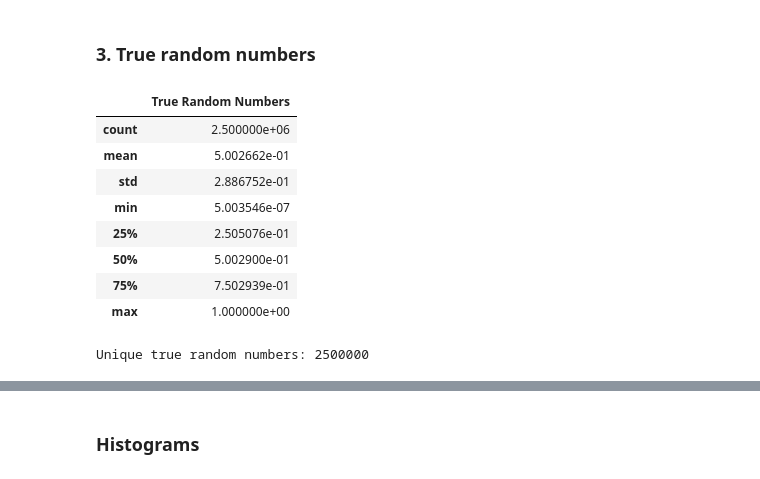
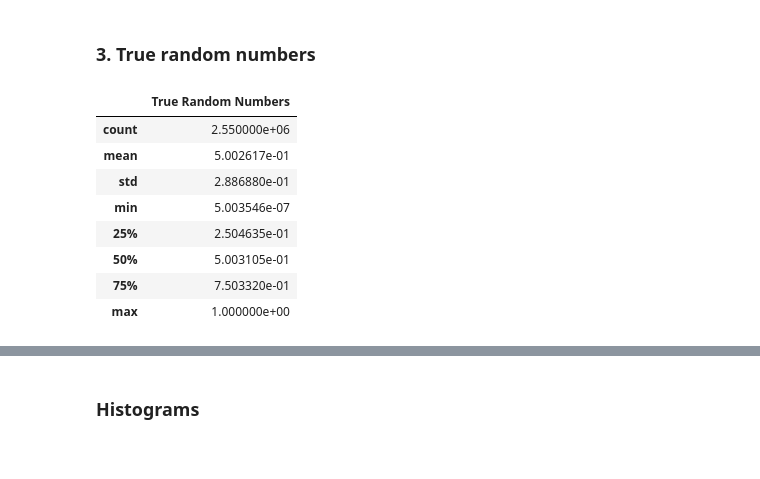
Before and after one commit to msadlej/prng-ea-benchmark, a Jupyter notebook: generators.ipynb, the cells around one changed output, grey strips where cells are left out. Saved outputs shown, nothing was run; the diff lists cells and outputs as text; code cells hidden in the pictures.

```diff
--- a/generators.ipynb
+++ b/generators.ipynb
@@ -5,8 +5,12 @@ import matplotlib.pyplot as plt
 from scipy import stats
 import pandas as pd
 import numpy as np
+import matplotlib
 
-N_SAMPLES = 2500000
+matplotlib.rcParams['pdf.fonttype'] = 42
+matplotlib.rcParams['ps.fonttype'] = 42
+
+N_SAMPLES = 2550000
 BINS = 1000
 # %% [markdown]
 ### 1. Linear Congruential Generator
@@ -41,28 +89,15 @@ mersenne_twister.describe()
 # %% [markdown]
 ### 3. True random numbers
 # %%
-true_random = pd.read_csv("data/true_random.csv", nrows=N_SAMPLES)
+true_random = pd.read_csv("data/uniform/true_random.csv", nrows=N_SAMPLES)
 true_random.describe()
 # %% [output]
 |  | True Random Numbers |
-| count | 2.500000e+06 |
-| mean | 5.002662e-01 |
-| std | 2.886752e-01 |
+| count | 2.550000e+06 |
+| mean | 5.002617e-01 |
+| std | 2.886880e-01 |
 | min | 5.003546e-07 |
-| 25% | 2.505076e-01 |
-| 50% | 5.002900e-01 |
-| 75% | 7.502939e-01 |
+| 25% | 2.504635e-01 |
+| 50% | 5.003105e-01 |
+| 75% | 7.503320e-01 |
 | max | 1.000000e+00 |
-# %%
-true_random_set = set()
-
-for num in true_random["True Random Numbers"]:
-    if num in true_random_set:
-        print("Duplicate found in true random numbers:", num)
-        break
-
-    true_random_set.add(num)
-
-print("Unique true random numbers:", len(true_random_set))
-# %% [output]
-Unique true random numbers: 2500000
```
Also changed, not shown: parts of 9 cells of this notebook, 2 other files.
